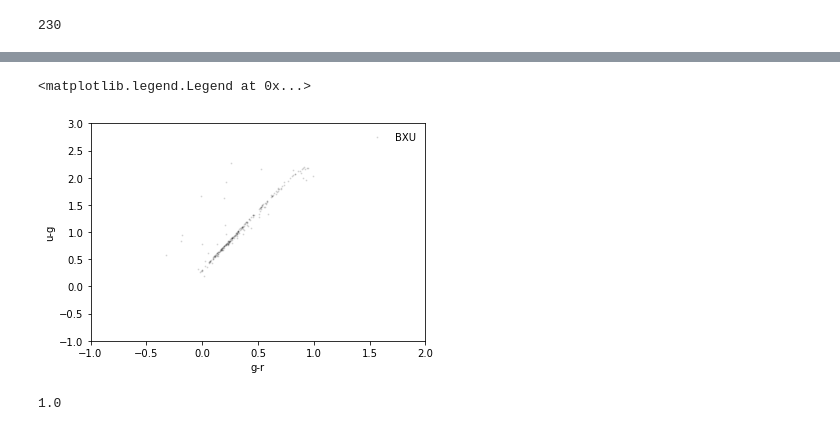
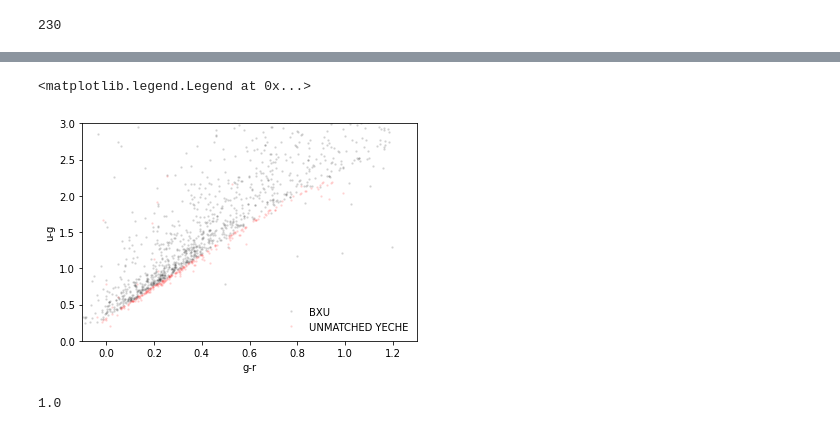
Before and after one commit to michaelJwilson/DESILBG, a Jupyter notebook: gold/yeche.ipynb, the cells around one changed output, grey strips where cells are left out. Cells and saved outputs as stored; diff of their text form; code cells hidden in the pictures.

```diff
--- a/gold/yeche.ipynb
+++ b/gold/yeche.ipynb
@@ -329,18 +354,19 @@ Table length=249
 | 5213663 | 151.10689964348234 | 2.562039593441854 | 9814 | 7,6 | 0 | 7 | True .. False | 0.0009185209 | 0.00034120263 | ... |
 | 5224368 | 151.14091860308645 | 2.6534219624962674 | 9814 | 7,6 | 0 | 7 | True .. False | 0.00016156014 | 0.00013658302 | ... |
 # %%
-pl.plot(unmatched['g'] - unmatched['r'], unmatched['u'] - unmatched['g'], marker='.', lw=0., c='k', markersize=2, alpha=0.1, label='BXU')
+pl.plot(bxu['g'][::10] - bxu['r'][::10], bxu['u'][::10] - bxu['g'][::10], marker='.', lw=0., c='k', markersize=3, alpha=0.1, label='BXU')
+pl.plot(unmatched['g'] - unmatched['r'], unmatched['u'] - unmatched['g'], marker='.', lw=0., c='r', markersize=3, alpha=0.1, label='UNMATCHED YECHE')
 
-pl.xlim((-1.0, 2.0))
-pl.ylim((-1.0, 3.0))
+pl.xlim((-0.1, 1.3))
+pl.ylim((-0.0, 3.0))
 
 pl.xlabel('g-r')
 pl.ylabel('u-g')
 
 pl.legend(frameon=False)
 # %% [output]
 <matplotlib.legend.Legend at 0x...>
-[figure, old version]
+[figure, new version]
 # %%
 sc_gold_yeche = SkyCoord(ra=gold_yeche['RA']*u.degree, dec=gold_yeche['DEC']*u.degree)
 sc_clauds     = SkyCoord(ra=clauds['RA']*u.degree, dec=clauds['DEC']*u.degree)
```
Also changed, not shown: parts of 30 cells of this notebook, 1 other file.
